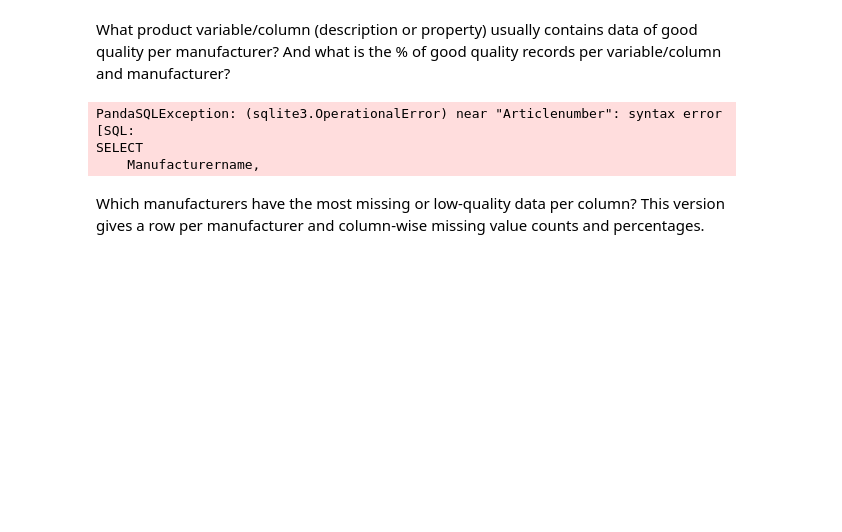
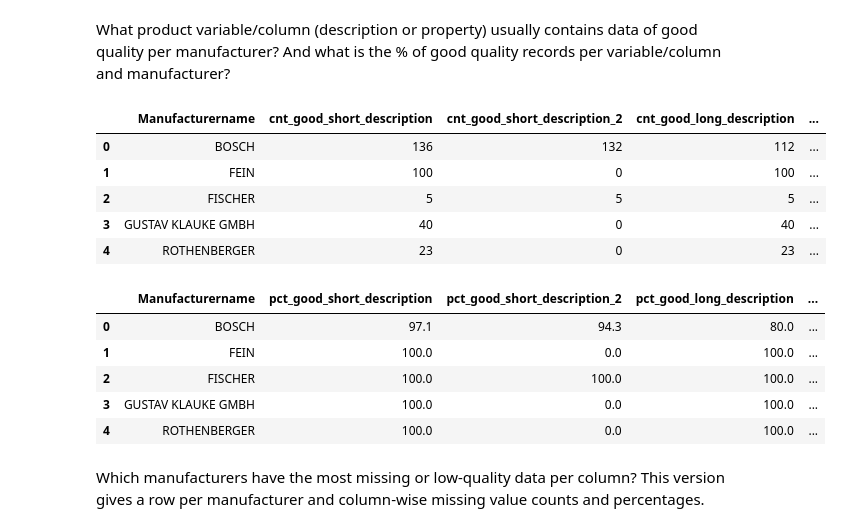
Before and after one commit to warazkhan/Product-Catalog-Data-Processing-and-Analysis, a Jupyter notebook: notebooks/product_catalog_sql_analysis.ipynb, the cells around one changed output. Cells and saved outputs as stored; diff of their text form; code cells hidden in the pictures; blank space fills up the shorter version.

```diff
--- a/notebooks/product_catalog_sql_analysis.ipynb
+++ b/notebooks/product_catalog_sql_analysis.ipynb
@@ -142,6 +142,50 @@ result
 | 4 | FISCHER | 5 | 0 | 0 | 0 | 0 | ... |
 # %% [markdown]
 What product variable/column (description or property) usually contains data of good quality per manufacturer? And what is the % of good quality records per variable/column and manufacturer?
+# %%
+query = """
+SELECT
+    Manufacturername,
+
+    SUM(CASE WHEN [Short description] IS NOT NULL AND TRIM([Short description]) NOT IN ('', 'N/A') THEN 1 ELSE 0 END) AS cnt_good_short_description,
+    SUM(CASE WHEN [Short description 2] IS NOT NULL AND TRIM([Short description 2]) NOT IN ('', 'N/A') THEN 1 ELSE 0 END) AS cnt_good_short_description_2,
+    SUM(CASE WHEN [Long description] IS NOT NULL AND TRIM([Long description]) NOT IN ('', 'N/A') THEN 1 ELSE 0 END) AS cnt_good_long_description,
+    SUM(CASE WHEN [Technical details] IS NOT NULL AND TRIM([Technical details]) NOT IN ('', 'N/A') THEN 1 ELSE 0 END) AS cnt_good_technical_details,
+    SUM(CASE WHEN EAN IS NOT NULL AND TRIM(EAN) NOT IN ('', 'N/A') THEN 1 ELSE 0 END) AS cnt_good_ean,
+    SUM(CASE WHEN Has_image = 1 THEN 1 ELSE 0 END) AS cnt_has_image,
+    SUM(CASE WHEN [Picture normal reduced] IS NOT NULL AND TRIM([Picture normal reduced]) NOT IN ('', 'N/A') THEN 1 ELSE 0 END) AS cnt_good_picture_url,
+    SUM(CASE WHEN [Weight kg] IS NOT NULL AND [Weight kg] > 0 THEN 1 ELSE 0 END) AS cnt_good_weight,
+    SUM(CASE WHEN [Length m] IS NOT NULL AND [Width m] IS NOT NULL AND [Depth m] IS NOT NULL
+                  AND [Length m] > 0 AND [Width m] > 0 AND [Depth m] > 0 THEN 1 ELSE 0 END) AS cnt_good_dimensions,
+
+    (
+        SUM(CASE WHEN [Short description] IS NOT NULL AND TRIM([Short description]) NOT IN ('', 'N/A') THEN 1 ELSE 0 END)  +
+        SUM(CASE WHEN [Short description 2] IS NOT NULL AND TRIM([Short description 2]) NOT IN ('', 'N/A') THEN 1 ELSE 0 END) +
+        SUM(CASE WHEN [Long description] IS NOT NULL AND TRIM([Long description]) NOT IN ('', 'N/A') THEN 1 ELSE 0 END) +
+        SUM(CASE WHEN [Technical details] IS NOT NULL AND TRIM([Technical details]) NOT IN ('', 'N/A') THEN 1 ELSE 0 END) +
+        SUM(CASE WHEN EAN IS NOT NULL AND TRIM(EAN) NOT IN ('', 'N/A') THEN 1 ELSE 0 END) +
+        SUM(CASE WHEN Has_image = 1 THEN 1 ELSE 0 END) +
+        SUM(CASE WHEN [Picture normal reduced] IS NOT NULL AND TRIM([Picture normal reduced]) NOT IN ('', 'N/A') THEN 1 ELSE 0 END) +
+        SUM(CASE WHEN [Weight kg] IS NOT NULL AND [Weight kg] > 0 THEN 1 ELSE 0 END) +
+        SUM(CASE WHEN [Length m] IS NOT NULL AND [Width m] IS NOT NULL AND [Depth m] IS NOT NULL
+                      AND [Length m] > 0 AND [Width m] > 0 AND [Depth m] > 0 THEN 1 ELSE 0 END)
+    ) AS total
+
+FROM productCatalogDf
+GROUP BY Manufacturername
+ORDER BY Manufacturername;
+
+"""
+pandasql_instance = PandaSQL()
+result = pandasql_instance(query, locals())
+result
+# %% [output]
+|  | Manufacturername | cnt_good_short_description | cnt_good_short_description_2 | cnt_good_long_description | ... |
+| 0 | BOSCH | 136 | 132 | 112 | ... |
+| 1 | FEIN | 100 | 0 | 100 | ... |
+| 2 | FISCHER | 5 | 5 | 5 | ... |
+| 3 | GUSTAV KLAUKE GMBH | 40 | 0 | 40 | ... |
+| 4 | ROTHENBERGER | 23 | 0 | 23 | ... |
 # %%
 query = """
 SELECT
@@ -176,7 +220,7 @@ SELECT
                   AND [Length m] > 0 AND [Width m] > 0 AND [Depth m] > 0 THEN 1 ELSE 0 END) * 100.0 / COUNT(*), 1) AS pct_good_dimensions
 
 FROM productCatalogDf
-GROUP BY  Articlenumber
+GROUP BY  Manufacturername
 ORDER BY Manufacturername;
 
 """
@@ -184,10 +228,12 @@ pandasql_instance = PandaSQL()
 result = pandasql_instance(query, locals())
 result
 # %% [output]
-PandaSQLException: (sqlite3.OperationalError) near "Articlenumber": syntax error
-[SQL:
-SELECT
-    Manufacturername,
+|  | Manufacturername | pct_good_short_description | pct_good_short_description_2 | pct_good_long_description | ... |
+| 0 | BOSCH | 97.1 | 94.3 | 80.0 | ... |
+| 1 | FEIN | 100.0 | 0.0 | 100.0 | ... |
+| 2 | FISCHER | 100.0 | 100.0 | 100.0 | ... |
+| 3 | GUSTAV KLAUKE GMBH | 100.0 | 0.0 | 100.0 | ... |
+| 4 | ROTHENBERGER | 100.0 | 0.0 | 100.0 | ... |
 # %% [markdown]
 Which manufacturers have the most missing or low-quality data per column?
 This version gives a row per manufacturer and column-wise missing value counts and percentages.
```
Also changed, not shown: parts of 9 cells of this notebook, 3 other files.
